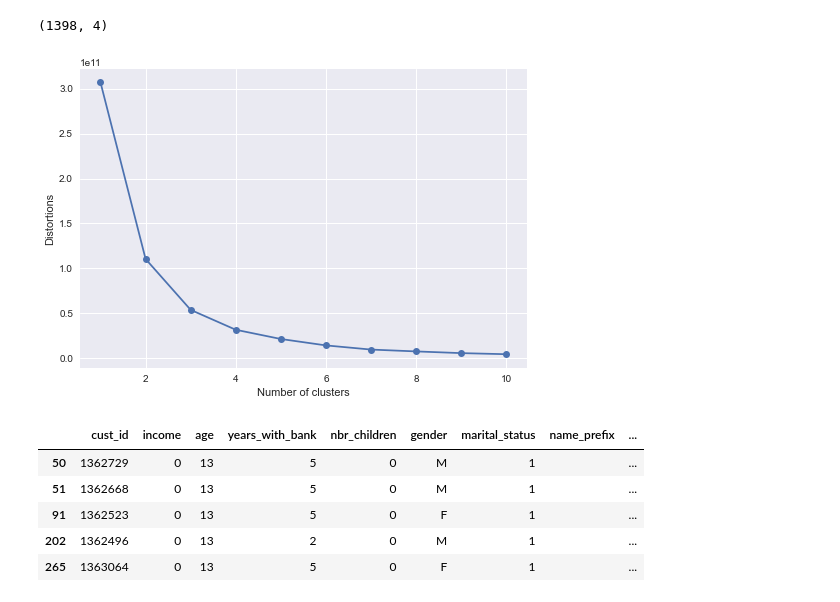
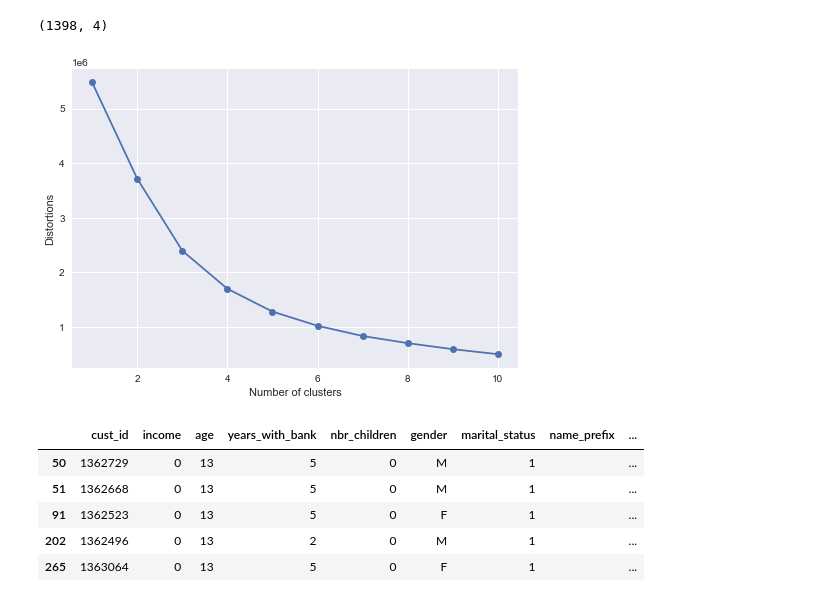
Before and after one commit to JamesKha/mini-project-III, a Jupyter notebook: mini-project-III.ipynb, the cells around one changed output. Saved outputs shown, nothing was run; the diff lists cells and outputs as text; code cells hidden in the pictures.

```diff
--- a/mini-project-III.ipynb
+++ b/mini-project-III.ipynb
@@ -155,0 +155,8 @@ array([27, 28, 29, ...,  1,  1,  1], dtype=int64)
+# %%
+z_scores = np.abs(stats.zscore(X.values))
+# %%
+abs_z_scores = np.abs(z_scores)
+
+filtered_entries = (abs_z_scores < 3).all(axis=1)
+
+new_df = X[filtered_entries]
@@ -171,2 +222,5 @@ Text(0, 0.5, 'Average Transaction Amount')
 # %%
-y_km = km.fit_predict(X)
+y_km = km.fit_predict(new_df)
+# %%
+testModel = km.fit(new_df)
+new_df['kmean'] = testModel.labels_
@@ -247,9 +309,9 @@ def plot_distortions(X,max_clusters=10):
 # %%
 customerAge_Income = dfIncomeDroppedUnderAged[['age','income']]
 # %%
-plot_distortions(customerAge_Income,10)
+plot_distortions(new_df,10)
 # %% [output]
-[figure, old version]
+[figure, new version]
 # %%
 def plot_clusters(X,y_res,plt_cluster_centers=False):
     X_centroids = []
```
Also changed, not shown: parts of 14 cells of this notebook.
